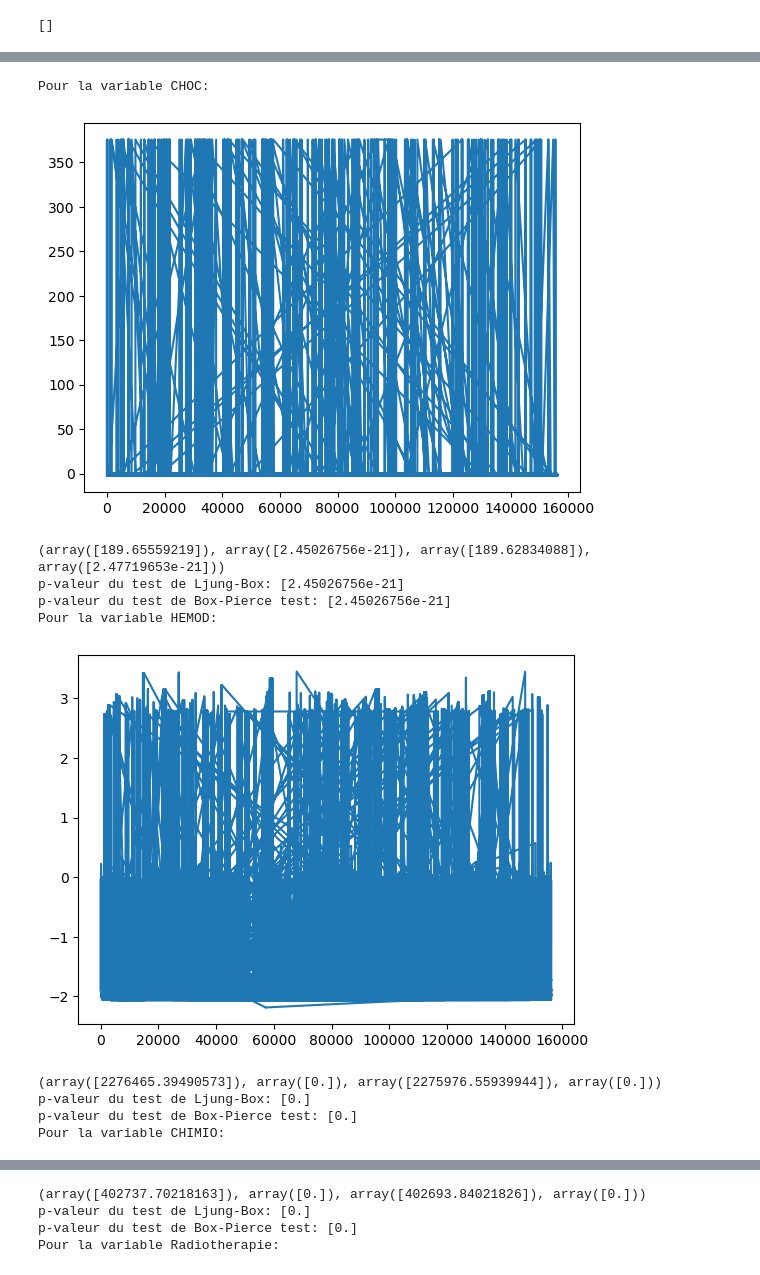
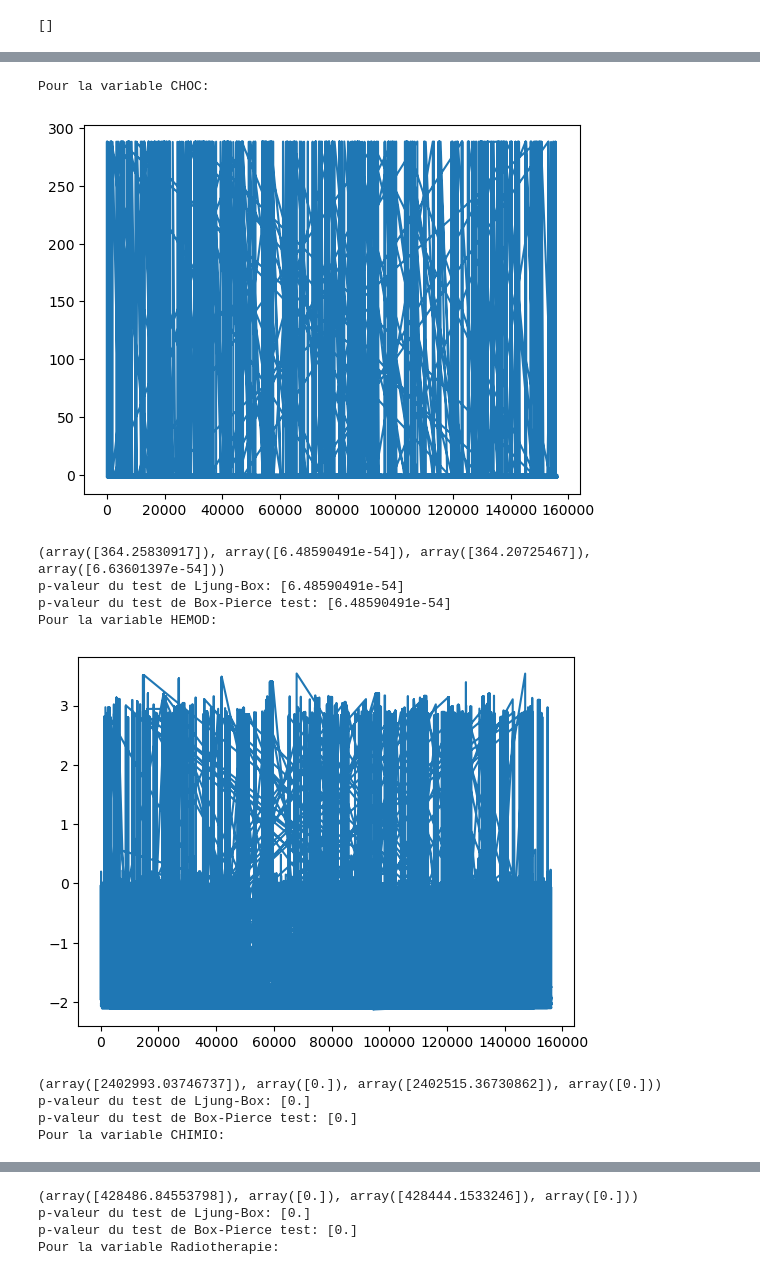
Before and after one commit to Kirscher/TextMining_Parcours_de_soin, a Jupyter notebook: survival_analysis/Lifelines.ipynb, the cells around one changed output, grey strips where cells are left out. Drawn from its saved outputs; the diff is of its cells as text; code cells hidden in the pictures.

```diff
--- a/survival_analysis/Lifelines.ipynb
+++ b/survival_analysis/Lifelines.ipynb
@@ -259,7 +302,7 @@ Proportional hazard assumption looks okay.
 # %%
 #Test : https://timeseriesreasoning.com/contents/schoenfeld-residuals/
 cph = CoxPHFitter()
-cph.fit(hospit_full_hospit[['Nb_survie','Mort','CHOC','HEMOD','CHIMIO','Radiotherapie']], duration_col='Nb_survie', event_col='Mort')
+cph.fit(hospit_full_hospit[['Nb_survie','Mort','CHOC','HEMOD','CHIMIO','Radiotherapie','Transfusion']], duration_col='Nb_survie', event_col='Mort')
 
 cph.print_summary()  # access the individual results using cph.summary
 # %% [output]
@@ -282,6 +326,6 @@ cph.print_summary()  # access the individual results using cph.summary
 | -log2(p) of ll-ratio test | inf |
 # %%
 #Use Lifelines to calculate the variance scaled Schoenfeld residuals for all regression variables in one go:
-scaled_schoenfeld_residuals = cph.compute_residuals(training_dataframe=hospit_full_hospit[['Nb_survie','Mort','CHOC','HEMOD','CHIMIO','Radiotherapie']], kind='scaled_schoenfeld')
+scaled_schoenfeld_residuals = cph.compute_residuals(training_dataframe=hospit_full_hospit[['Nb_survie','Mort','CHOC','HEMOD','CHIMIO','Radiotherapie','Transfusion']], kind='scaled_schoenfeld')
 print(scaled_schoenfeld_residuals)
 # %% [output]
@@ -302,26 +346,26 @@ covariate      CHOC     HEMOD   CHIMIO  Radiotherapie
 # %%
 from matplotlib import pyplot as plt
 import statsmodels.stats.diagnostic as diag
-Variables=['CHOC','HEMOD','CHIMIO','Radiotherapie']
+Variables=['CHOC','HEMOD','CHIMIO','Radiotherapie','Transfusion']
 for variable in Variables:
     print('Pour la variable ' + str(variable) + ':')
     #Let's plot the residuals for AGE against time:
     plt.plot(scaled_schoenfeld_residuals.index, scaled_schoenfeld_residuals[variable])
     plt.show()
     #Run the Ljung-Box test to test for auto-correlation in residuals up to lag 40
     result=diag.acorr_ljungbox(x=scaled_schoenfeld_residuals[variable], lags=[40], boxpierce=True, model_df=0, period=None, return_df=None)
     print(result)
     print('p-valeur du test de Ljung-Box: ' + str(result[1]))
     print('p-valeur du test de Box-Pierce test: ' + str(result[1]))
 # %% [output]
 Pour la variable CHOC:
-[figure, old version]
+[figure, new version]
-(array([189.65559219]), array([2.45026756e-21]), array([189.62834088]), array([2.47719653e-21]))
-p-valeur du test de Ljung-Box: [2.45026756e-21]
-p-valeur du test de Box-Pierce test: [2.45026756e-21]
+(array([364.25830917]), array([6.48590491e-54]), array([364.20725467]), array([6.63601397e-54]))
+p-valeur du test de Ljung-Box: [6.48590491e-54]
+p-valeur du test de Box-Pierce test: [6.48590491e-54]
 Pour la variable HEMOD:
-[figure, old version]
+[figure, new version]
-(array([2276465.39490573]), array([0.]), array([2275976.55939944]), array([0.]))
+(array([2402993.03746737]), array([0.]), array([2402515.36730862]), array([0.]))
 p-valeur du test de Ljung-Box: [0.]
 p-valeur du test de Box-Pierce test: [0.]
 Pour la variable CHIMIO:
@@ -329,4 +373,4 @@ Pour la variable CHIMIO:
-(array([402737.70218163]), array([0.]), array([402693.84021826]), array([0.]))
+(array([428486.84553798]), array([0.]), array([428444.1533246]), array([0.]))
 p-valeur du test de Ljung-Box: [0.]
 p-valeur du test de Box-Pierce test: [0.]
 Pour la variable Radiotherapie:
```
Also changed, not shown: parts of 49 cells of this notebook.
